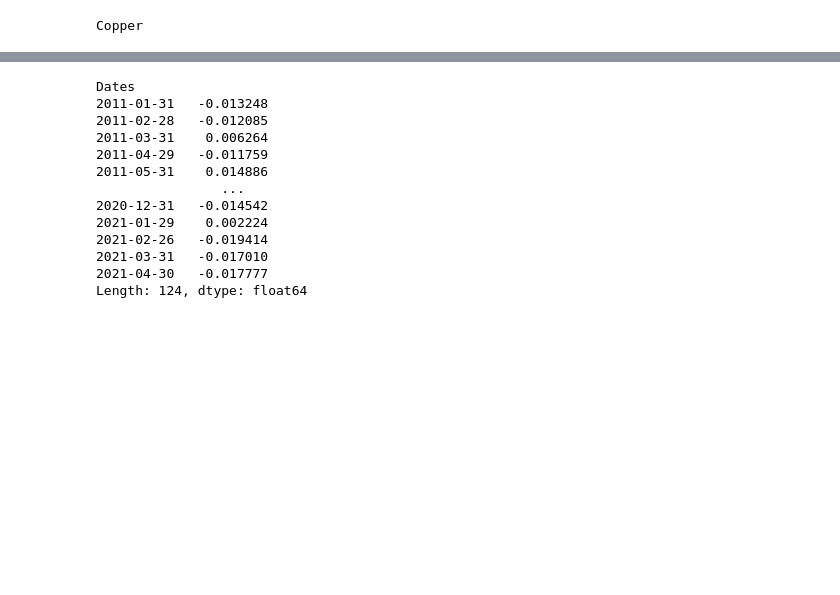
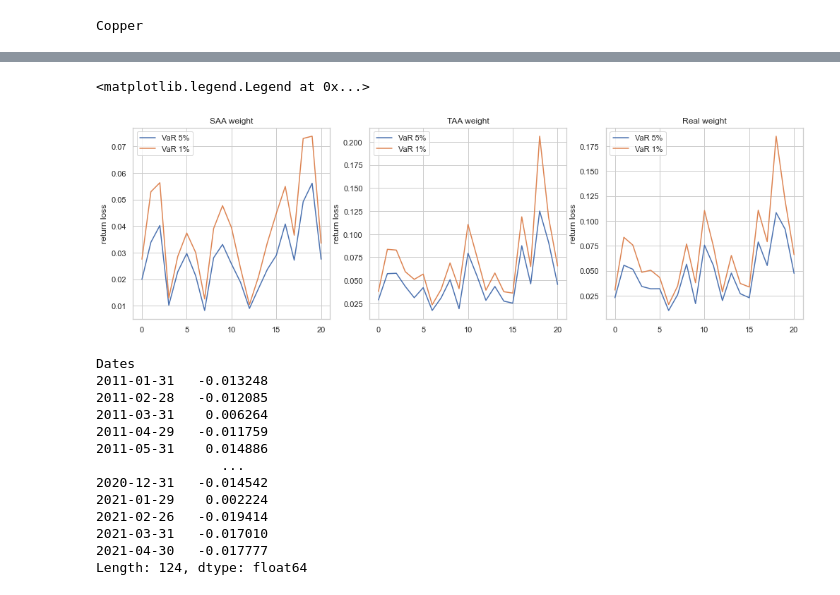
Before and after one commit to GuillaumePv/Quantitative-asset-risk-management-course, a Jupyter notebook: A3/assignement3.ipynb, the cells around one changed output, grey strips where cells are left out. Cells and saved outputs as stored; diff of their text form; code cells hidden in the pictures; blank space fills up the shorter version.

Commit message:
add first plot q3

```diff
--- a/A3/assignement3.ipynb
+++ b/A3/assignement3.ipynb
@@ -272,3 +238,80 @@ print(VaR_1)
+# %%
+length = int(len(ptf_return_SAA)/6)
+VaR_5_SAA = []
+VaR_1_SAA = []
+
+VaR_5_TAA = []
+VaR_1_TAA = []
+
+VaR_5_Real = []
+VaR_1_Real = []
+
+for i in tqdm(range(0,22)):
+    value_SAA = ptf_return_SAA[(window)*(i-1):(window*i)]
+    value_TAA = ptf_return_TAA[(window)*(i-1):(window*i)]
+    value_Real = ptf_return_Real[(window)*(i-1):(window*i)]
+    if len(value) < 6:
+        value_SAA = ptf_return_SAA[(window)*(i-1)-2:(window*i)]
+        value_TAA = ptf_return_TAA[(window)*(i-1)-2:(window*i)]
+        value_Real = ptf_return_Real[(window)*(i-1)-2:(window*i)]
+
+    temp_mean_SAA = np.mean(value_SAA)
+    temp_std_SAA = np.std(value_SAA)
+    var5_SAA = norm.ppf(1-0.95,temp_mean_SAA,temp_std_SAA)
+    var1_SAA = norm.ppf(1-0.99,temp_mean_SAA,temp_std_SAA)
+
+    temp_mean_TAA = np.mean(value_TAA)
+    temp_std_TAA = np.std(value_TAA)
+    var5_TAA = norm.ppf(1-0.95,temp_mean_TAA,temp_std_TAA)
+    var1_TAA = norm.ppf(1-0.99,temp_mean_TAA,temp_std_TAA)
+
+    temp_mean_Real = np.mean(value_Real)
+    temp_std_Real = np.std(value_Real)
+    var5_Real = norm.ppf(1-0.95,temp_mean_Real,temp_std_Real)
+    var1_Real = norm.ppf(1-0.99,temp_mean_Real,temp_std_Real)
+
+
+    VaR_5_SAA.append(-var5_SAA)
+    VaR_1_SAA.append(-var1_SAA)
+
+    VaR_5_TAA.append(-var5_TAA)
+    VaR_1_TAA.append(-var1_TAA)
+
+    VaR_5_Real.append(-var5_Real)
+    VaR_1_Real.append(-var1_Real)
+
+VaR_5_SAA = VaR_5_SAA[1:]
+VaR_1_SAA = VaR_1_SAA[1:]
+
+VaR_5_TAA = VaR_5_TAA[1:]
+VaR_1_TAA = VaR_1_TAA[1:]
+
+VaR_5_Real = VaR_5_Real[1:]
+VaR_1_Real = VaR_1_Real[1:]
+
+fig = plt.figure(figsize=(17,5))
+plt.subplot(131)
+plt.plot(VaR_5_SAA,label='VaR 5%')
+plt.plot(VaR_1_SAA, label='VaR 1%')
+plt.title("SAA weight")
+plt.ylabel('return loss')
+plt.legend()
+plt.subplot(132)
+plt.plot(VaR_5_TAA,label='VaR 5%')
+plt.plot(VaR_1_TAA, label='VaR 1%')
+plt.title("TAA weight")
+plt.ylabel('return loss')
+plt.legend()
+plt.subplot(133)
+plt.plot(VaR_5_Real,label='VaR 5%')
+plt.plot(VaR_1_Real, label='VaR 1%')
+plt.title("Real weight")
+plt.ylabel('return loss')
+plt.legend()
+#print(VaR_1)
+# %% [output]
+<matplotlib.legend.Legend at 0x...>
+[figure, added]
 # %%
 ptf_return_SAA
 # %% [output]
```
Also changed, not shown: parts of 1 cell of this notebook.
